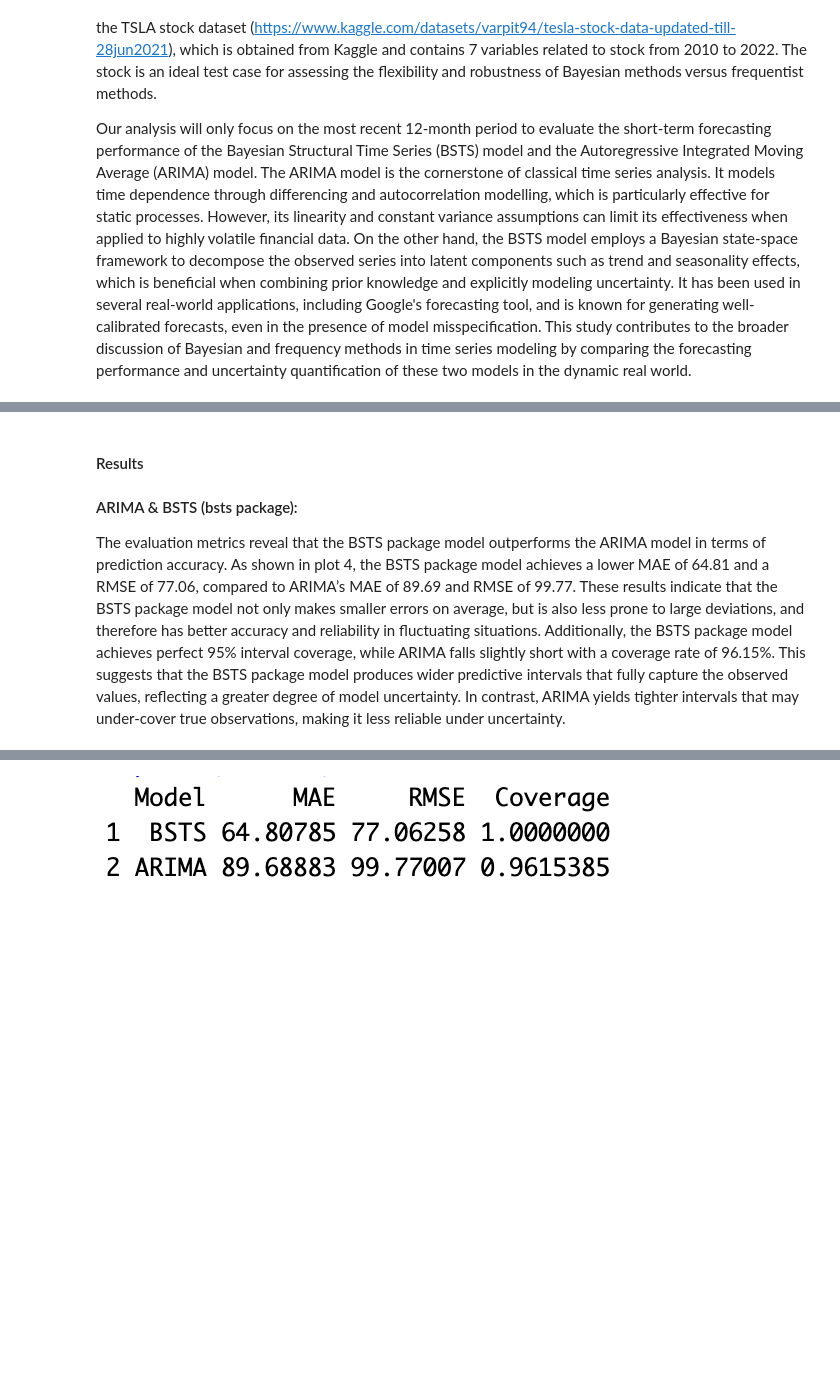
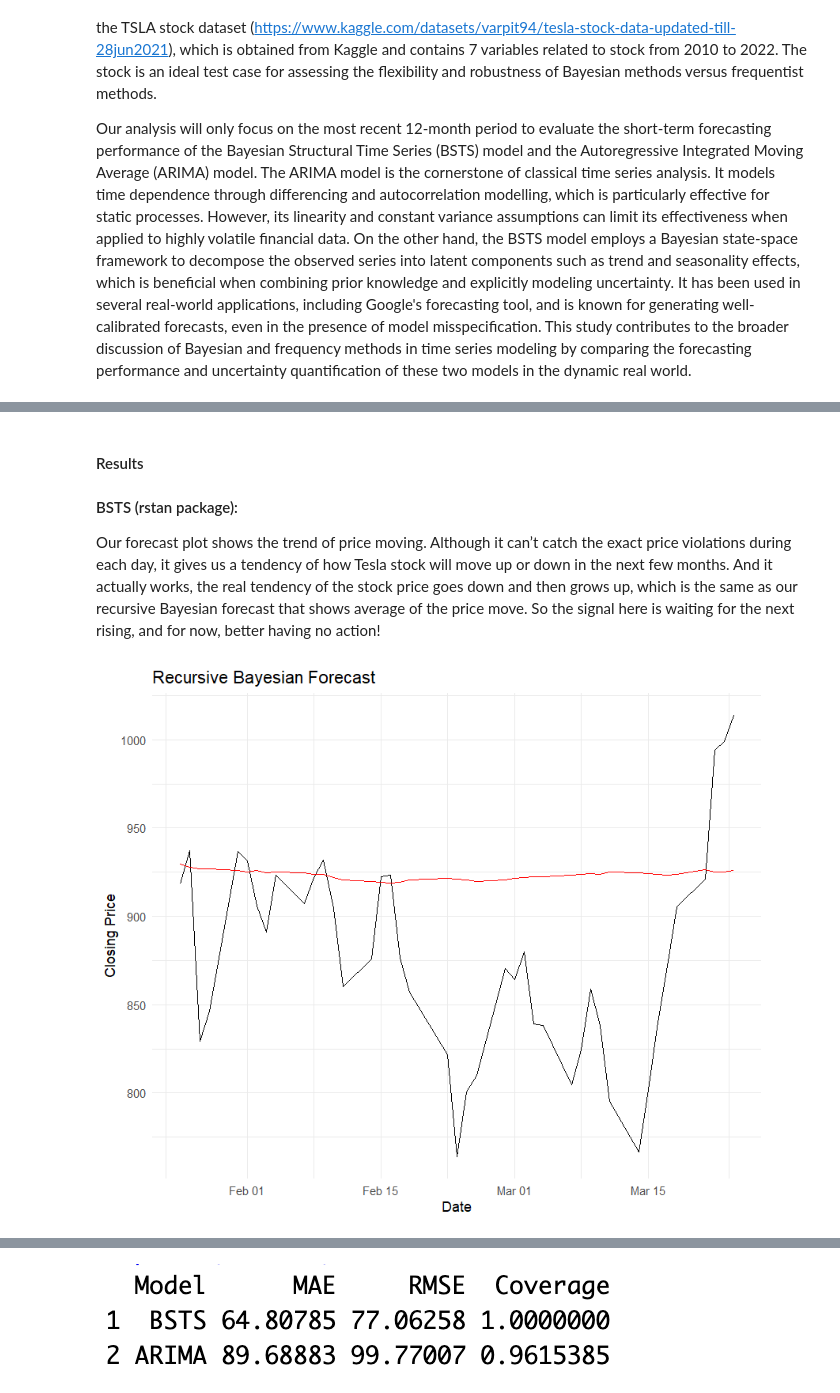
Before and after one commit to TeffyShen/Stat-447-Project, a Jupyter notebook: Final Project.ipynb, the cells around one changed output, grey strips where cells are left out. Cells and saved outputs as stored; diff of their text form; code cells hidden in the pictures; blank space fills up the shorter version.

Commit message:
adding rstan and literature review

```diff
--- a/Final Project.ipynb
+++ b/Final Project.ipynb
@@ -31,5 +52,8 @@ Finally, we will evaluate the models using three metrics: Mean Absolute Error (M
 # %% [markdown]
 #### Results
-#### ARIMA & BSTS (bsts package):
-
-The evaluation metrics reveal that the BSTS package model outperforms the ARIMA model in terms of prediction accuracy. As shown in plot 4, the BSTS package model achieves a lower MAE of 64.81 and a RMSE  of 77.06, compared to ARIMA’s MAE of 89.69 and RMSE of 99.77. These results indicate that the BSTS package model not only makes smaller errors on average, but is also less prone to large deviations, and therefore has better accuracy and reliability in fluctuating situations. Additionally, the BSTS package model achieves perfect 95% interval coverage, while ARIMA falls slightly short with a coverage rate of 96.15%. This suggests that the BSTS package model produces wider predictive intervals that fully capture the observed values, reflecting a greater degree of model uncertainty. In contrast, ARIMA yields tighter intervals that may under-cover true observations, making it less reliable under uncertainty.
+#### BSTS (rstan package):
+Our forecast plot shows the trend of price moving. Although it can’t catch the exact price violations during each day, it gives us a tendency of how Tesla stock will move up or down in the next few months. And it actually works, the real tendency of the stock price goes down and then grows up, which is the same as our recursive Bayesian forecast that shows average of the price move. So the signal here is waiting for the next rising, and for now, better having no action!
+# %%
+display_png(file = "Rplot02.png")
+# %% [output]
+[figure, added]
```
Also changed, not shown: parts of 8 cells of this notebook.
